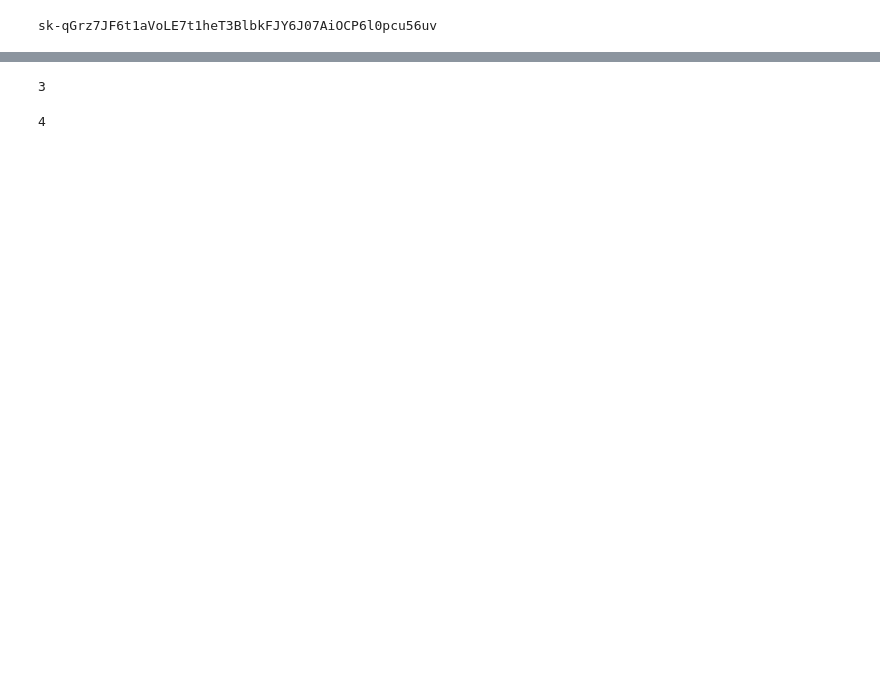
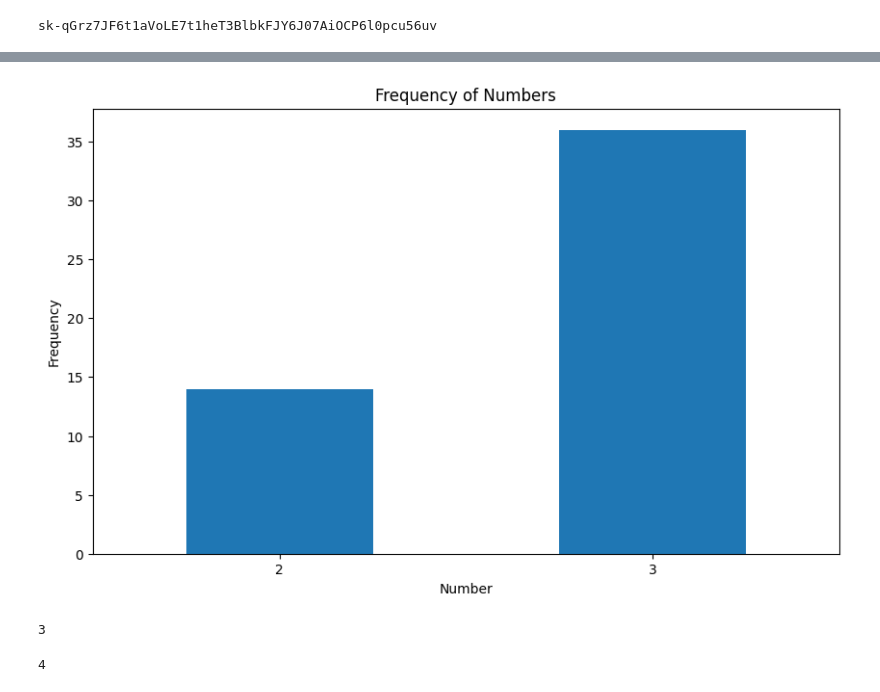
Before and after one commit to BumbuShoji/grad, a Jupyter notebook: sotsuron/sample_1.ipynb, the cells around one changed output, grey strips where cells are left out. Saved outputs shown, nothing was run; the diff lists cells and outputs as text; code cells hidden in the pictures; blank space fills up the shorter version.

```diff
--- a/sotsuron/sample_1.ipynb
+++ b/sotsuron/sample_1.ipynb
@@ -123,0 +166,25 @@ df.head(50)
+# %%
+import pandas as pd
+import random
+
+df_2 = pd.DataFrame()
+
+for i in range(50):
+    attribute = random.choice(attribute_list)
+    #sex = random.choice(sex_list)
+    #fisique = random.choice(fisique_list)
+
+    role = f"you are {attribute} ."
+
+
+    response = generate_completion(role, choice_2, prompt)
+    content = response.choices[0].message.content
+
+    #extract number from responce
+    numbers = re.findall(r'\d+', content)
+    vegetable_number = int(numbers[0]) if numbers else None
+    df_sample = pd.DataFrame({"attribute":attribute,"response":content,"number":vegetable_number},index=[0])
+
+    df_2 = pd.concat([df_2,df_sample],ignore_index=True)
+
+df_2.head(50)
@@ -144,3 +229,23 @@ plt.show()
+# %%
+import pandas as pd
+import matplotlib.pyplot as plt
+
+# Count the frequency of each number
+frequency = df_2['number'].value_counts()
+
+# Sort the frequencies by index (optional, for better visualization)
+frequency = frequency.sort_index()
+
+# Plotting
+plt.figure(figsize=(10, 6))
+frequency.plot(kind='bar')
+plt.title('Frequency of Numbers')
+plt.xlabel('Number')
+plt.ylabel('Frequency')
+plt.xticks(rotation=0)  # Keep the x-axis labels readable
+plt.show()
+# %% [output]
+[figure, added]
 # %%
 # To extract the number from the given string "(4)", we can use a simple regular expression that matches digits
 import re
```
Also changed, not shown: parts of 9 cells of this notebook.
